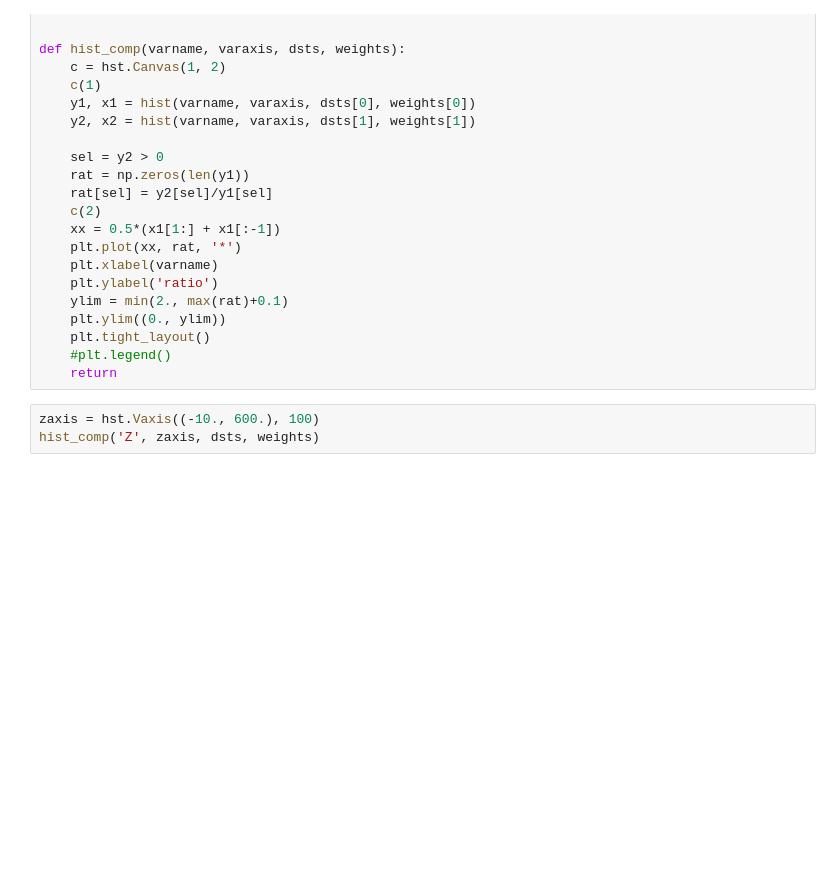
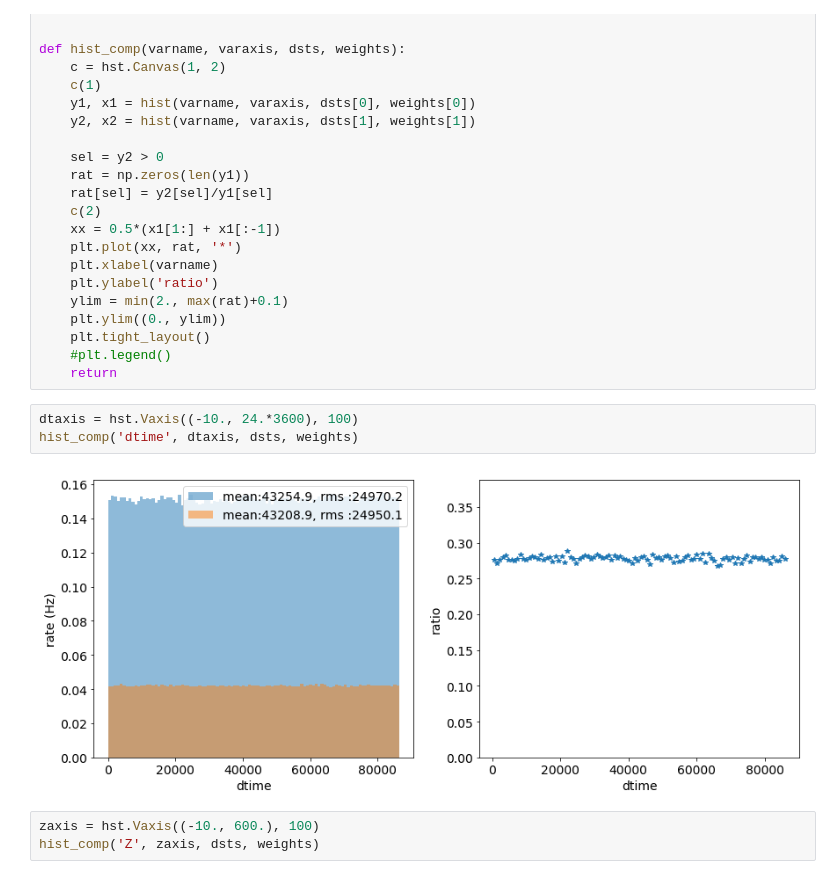
Before and after one commit to jahernando/ICAROSNB, a Jupyter notebook: JAH/kr/dev/monitor_Kr_runs_r6484_r6803.ipynb, the cells around one changed output. Cells and saved outputs as stored; diff of their text form; blank space fills up the shorter version.

```diff
--- a/JAH/kr/dev/monitor_Kr_runs_r6484_r6803.ipynb
+++ b/JAH/kr/dev/monitor_Kr_runs_r6484_r6803.ipynb
@@ -119,6 +122,11 @@ def hist_comp(varname, varaxis, dsts, weights):
     plt.tight_layout()
     #plt.legend()
     return
+# %%
+dtaxis = hst.Vaxis((-10., 24.*3600), 100)
+hist_comp('dtime', dtaxis, dsts, weights)
+# %% [output]
+[figure, added]
 # %%
 zaxis = hst.Vaxis((-10., 600.), 100)
 hist_comp('Z', zaxis, dsts, weights)
```
Also changed, not shown: parts of 2 cells of this notebook, 1 other file.
